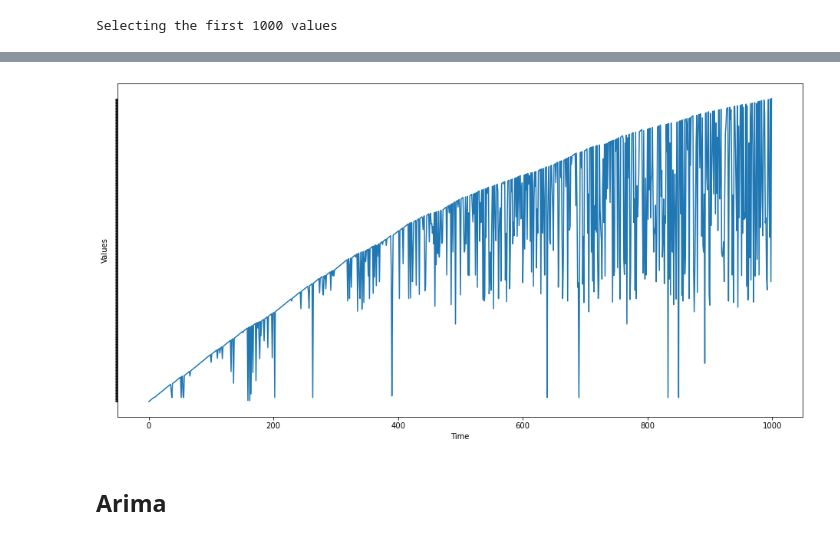
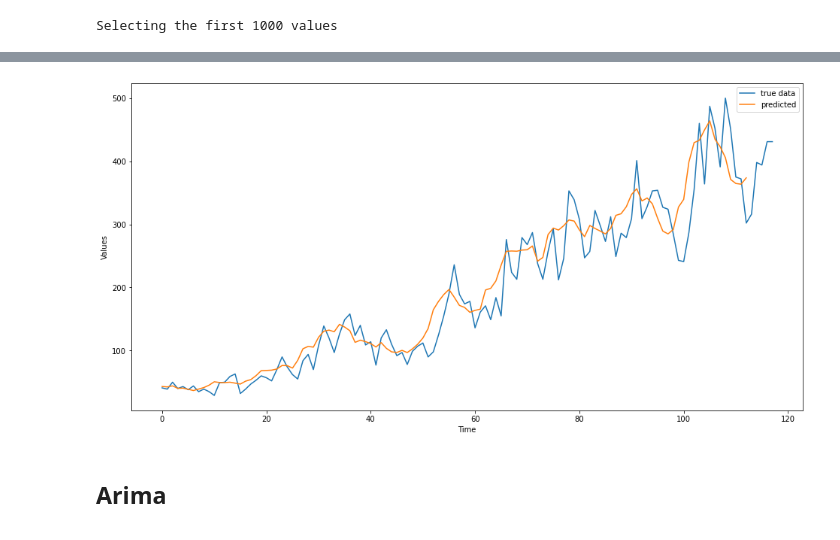
Before and after one commit to davide97g/arima-js, a Jupyter notebook: src/RMSE_analysis.ipynb, the cells around one changed output, grey strips where cells are left out. Drawn from its saved outputs; the diff is of its cells as text; code cells hidden in the pictures.

```diff
--- a/src/RMSE_analysis.ipynb
+++ b/src/RMSE_analysis.ipynb
@@ -38,12 +47,16 @@ df_seq.head(10)
 # %%
-plt.plot(df_seq["Data"])
-plt.ylabel('Values')
-plt.xlabel("Time")
-ax = plt.gca()
-ax.axes.yaxis.set_ticklabels([])
-plt.show()
+def compare(data,predicted):
+    plt.plot(data)
+    plt.plot(predicted)
+    plt.ylabel('Values')
+    plt.xlabel("Time")
+    plt.legend(['true data', 'predicted']);
+    plt.show()
-# %% [output]
-[figure, removed]
+# %%
+df_pred = pd.read_csv(output_path+algorithm+"_predictions.csv")
+compare(df_seq["Data"],df_pred["predictions"])
+# %% [output]
+[figure, added]
 # %% [markdown]
 ## Arima
 # %%
```
Also changed, not shown: parts of 7 cells of this notebook, 10 other files.
